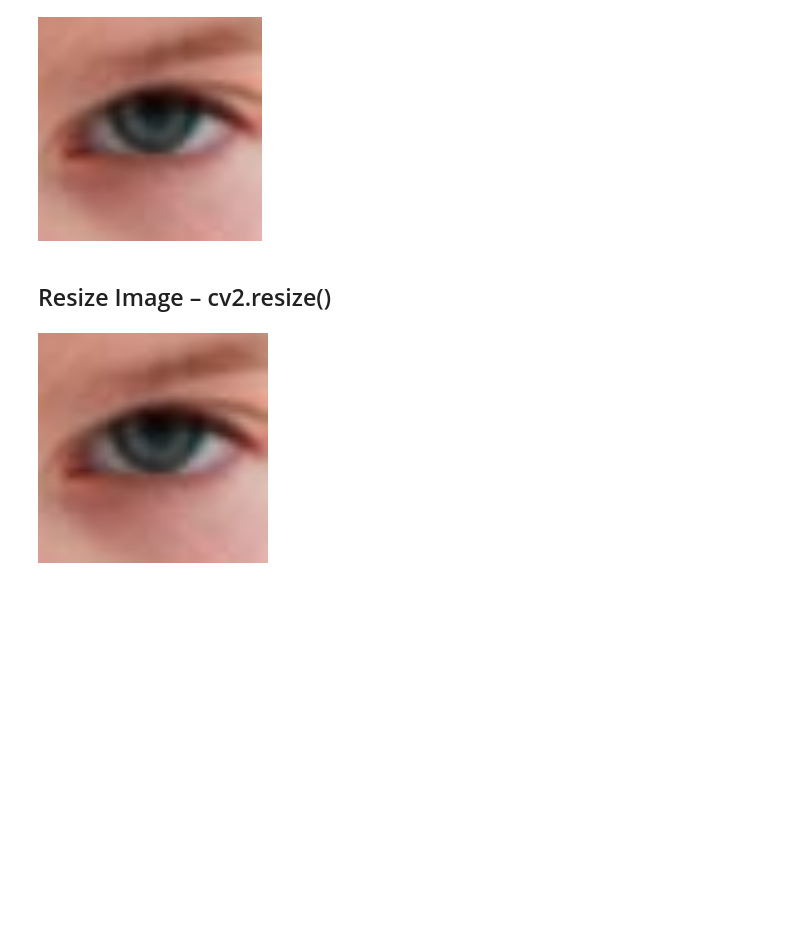
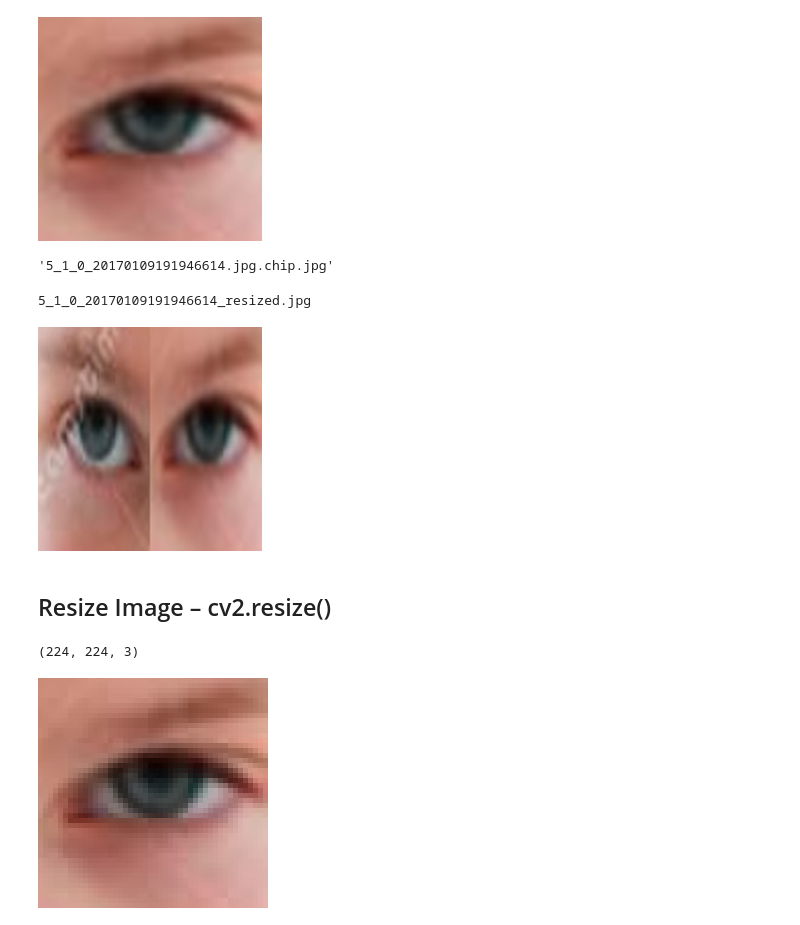
Before and after one commit to plaban1981/Deep-Learning-KERAS, a Jupyter notebook: Eye_extraction.ipynb, the cells around one changed output. Cells and saved outputs as stored; diff of their text form; code cells hidden in the pictures; blank space fills up the shorter version.

```diff
--- a/Eye_extraction.ipynb
+++ b/Eye_extraction.ipynb
@@ -112,5 +89,28 @@ cv2_imshow(i)
+# %%
+import os
+path = "/content/drive/MyDrive/Qualcom/crop_part1"
+files = os.listdir(path)
+files[100]
+# %% [output]
+'5_1_0_20170109191946614.jpg.chip.jpg'
+# %%
+source = os.path.join(path,files[100])
+filename = files[100].split(".")[0] + "_resized.jpg"
+destination = filename
+extract_eye(source,destination)
+# %% [output]
+5_1_0_20170109191946614_resized.jpg
+# %%
+img = cv2.imread("/content/5_1_0_20170109191946614_resized.jpg")
+cv2_imshow(img)
+# %% [output]
+[figure, added]
 # %% [markdown]
 ## Resize Image – cv2.resize()
+# %%
+img.shape
+# %% [output]
+(224, 224, 3)
 # %%
 import cv2
 
```
Also changed, not shown: parts of 22 cells of this notebook.
